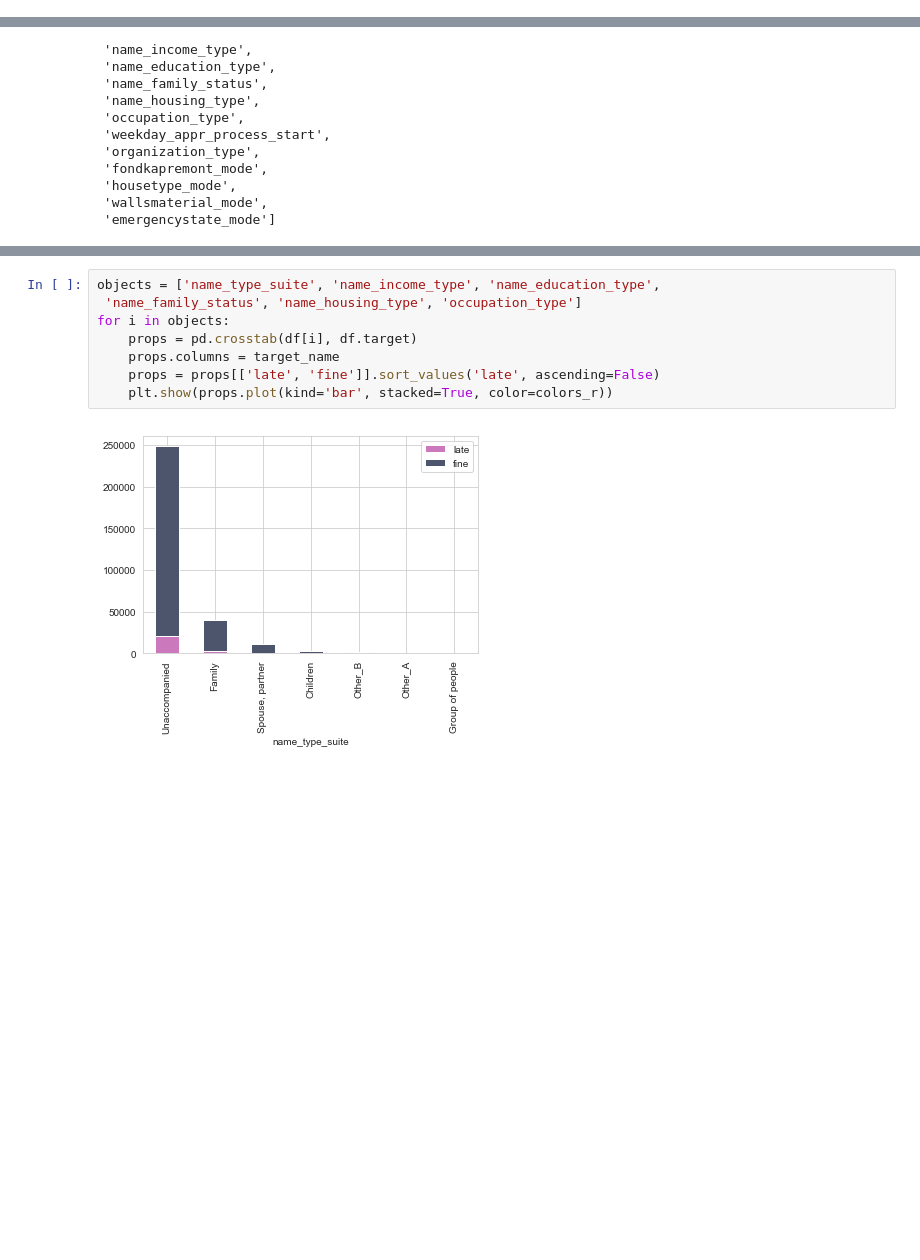
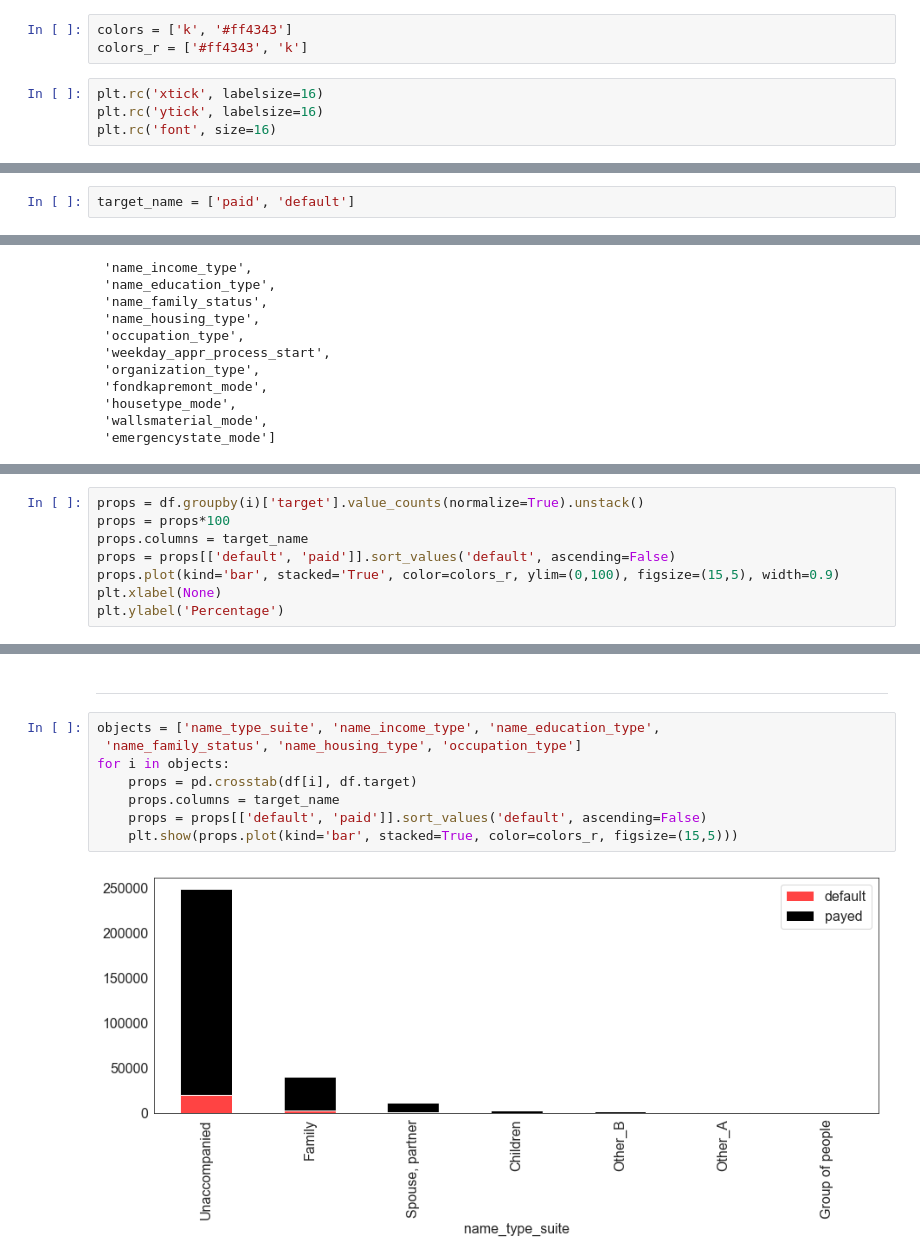
Before and after one commit to 6esche/HomeCredit, a Jupyter notebook: 2_eda.ipynb, the cells around one changed output, grey strips where cells are left out. Cells and saved outputs as stored; diff of their text form; blank space fills up the shorter version.

```diff
--- a/2_eda.ipynb
+++ b/2_eda.ipynb
@@ -27,3 +24,10 @@ colors_r = ['m', 'C1', 'C5']
+# %%
+colors = ['k', '#ff4343']
+colors_r = ['#ff4343', 'k']
+# %%
+plt.rc('xtick', labelsize=16)
+plt.rc('ytick', labelsize=16)
+plt.rc('font', size=16)
 # %% [markdown]
 ---
 # %%
@@ -40,3 +42,5 @@ target_name = ['fine', 'late']
+# %%
+target_name = ['paid', 'default']
 # %%
 df.head(3)
 # %% [output]
@@ -118,0 +147,8 @@ props
+# %%
+props = df.groupby(i)['target'].value_counts(normalize=True).unstack()
+props = props*100
+props.columns = target_name
+props = props[['default', 'paid']].sort_values('default', ascending=False)
+props.plot(kind='bar', stacked='True', color=colors_r, ylim=(0,100), figsize=(15,5), width=0.9)
+plt.xlabel(None)
+plt.ylabel('Percentage')
@@ -119,10 +158,12 @@ props
+# %% [markdown]
+---
 # %%
 objects = ['name_type_suite', 'name_income_type', 'name_education_type',
  'name_family_status', 'name_housing_type', 'occupation_type']
 for i in objects:
     props = pd.crosstab(df[i], df.target)
     props.columns = target_name
-    props = props[['late', 'fine']].sort_values('late', ascending=False)
-    plt.show(props.plot(kind='bar', stacked=True, color=colors_r))
+    props = props[['default', 'paid']].sort_values('default', ascending=False)
+    plt.show(props.plot(kind='bar', stacked=True, color=colors_r, figsize=(15,5)))
 # %% [output]
-[figure, old version]
+[figure, new version]
```
Also changed, not shown: parts of 41 cells of this notebook.
